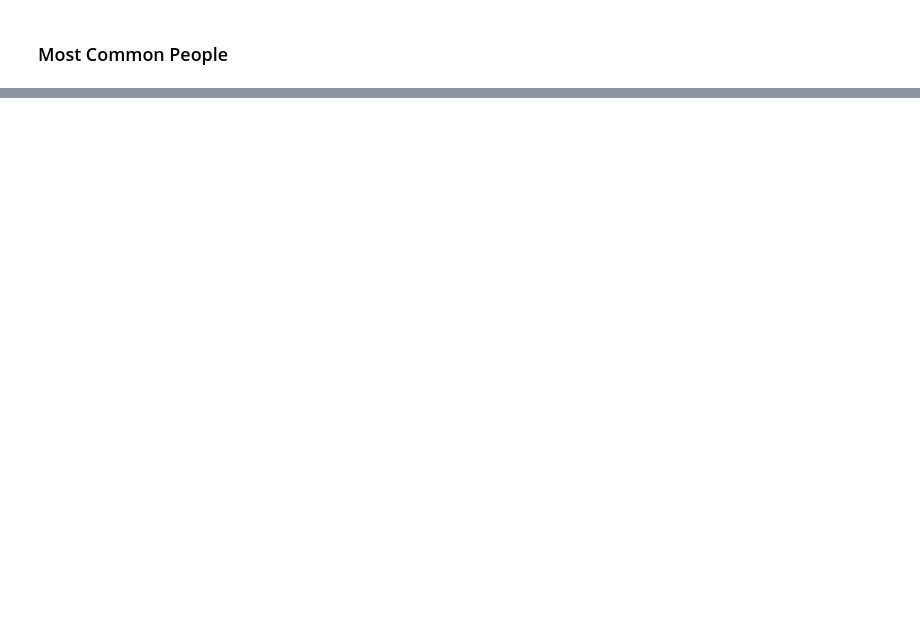
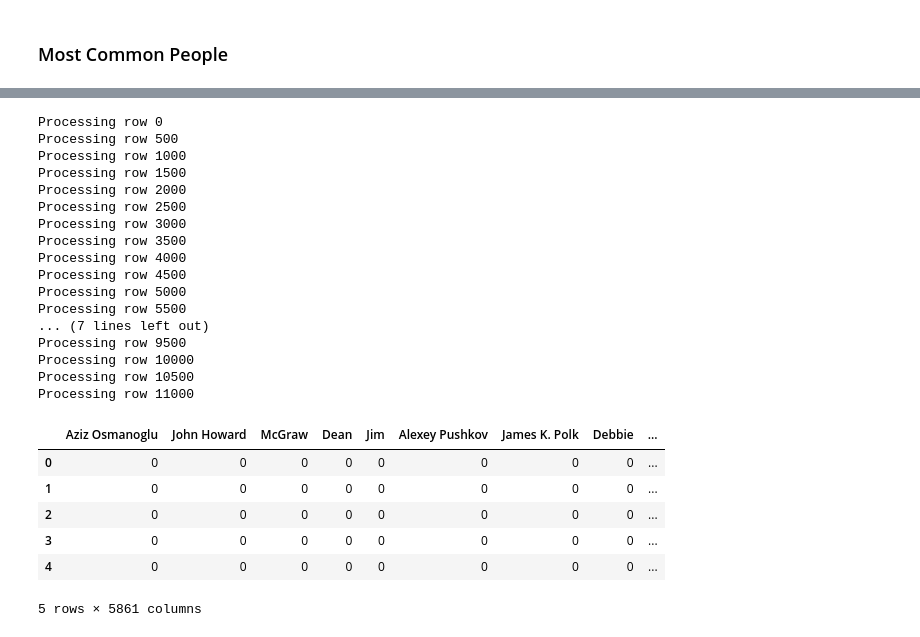
Before and after one commit to etallen127/unit4challenge, a Jupyter notebook: Untitled.ipynb, the cells around one changed output, grey strips where cells are left out. Cells and saved outputs as stored; diff of their text form; code cells hidden in the pictures; blank space fills up the shorter version.

```diff
--- a/Untitled.ipynb
+++ b/Untitled.ipynb
@@ -550,0 +473,37 @@ from sklearn.feature_extraction.text import CountVectorizer
+# %%
+Washington_Post_people = get_people(Washington_Post_5000_s)
+# %%
+Reuters_people = get_people(Reuters_5000_s)
+# %%
+Atlantic_people = get_people(Atlantic_5000_s)
+# %%
+common_people = set(Breitbart_people+New_York_Times_people+CNN_people+New_York_Post_people+National_Review_people+Talking_Points_Memo_people+NPR_people+Washington_Post_people+Reuters_people+Atlantic_people)
+# %%
+# Create our data frame with features. This can take a while to run.
+people_counts = bow_features(sentences, common_people)
+people_counts.head()
+# %% [output]
+Processing row 0
+Processing row 500
+Processing row 1000
+Processing row 1500
+Processing row 2000
+Processing row 2500
+Processing row 3000
+Processing row 3500
+Processing row 4000
+Processing row 4500
+Processing row 5000
+Processing row 5500
+... (7 lines left out)
+Processing row 9500
+Processing row 10000
+Processing row 10500
+Processing row 11000
+|  | Aziz Osmanoglu | John Howard | McGraw | Dean | Jim | Alexey Pushkov | James K. Polk | Debbie | ... |
+| 0 | 0 | 0 | 0 | 0 | 0 | 0 | 0 | 0 | ... |
+| 1 | 0 | 0 | 0 | 0 | 0 | 0 | 0 | 0 | ... |
+| 2 | 0 | 0 | 0 | 0 | 0 | 0 | 0 | 0 | ... |
+| 3 | 0 | 0 | 0 | 0 | 0 | 0 | 0 | 0 | ... |
+| 4 | 0 | 0 | 0 | 0 | 0 | 0 | 0 | 0 | ... |
+5 rows × 5861 columns
```
Also changed, not shown: parts of 127 cells of this notebook, 1 other file.
